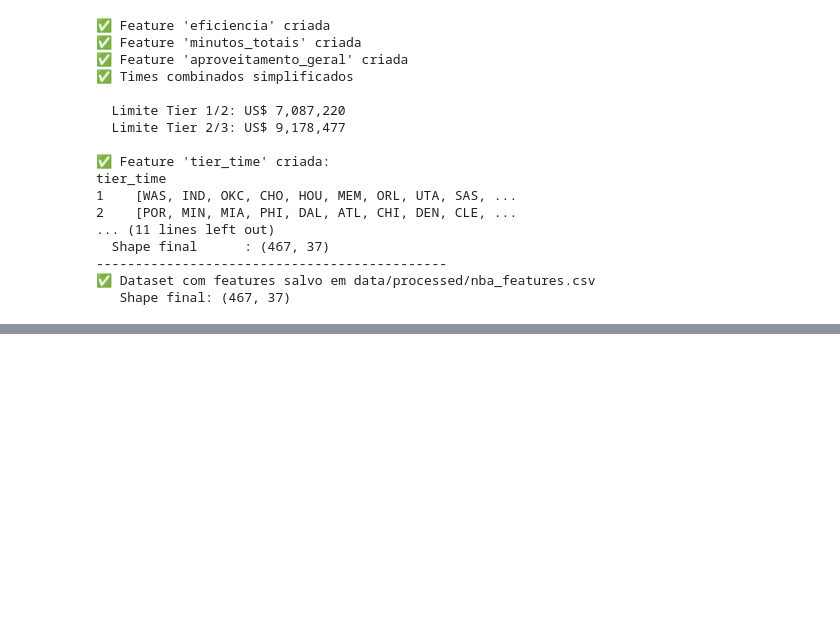
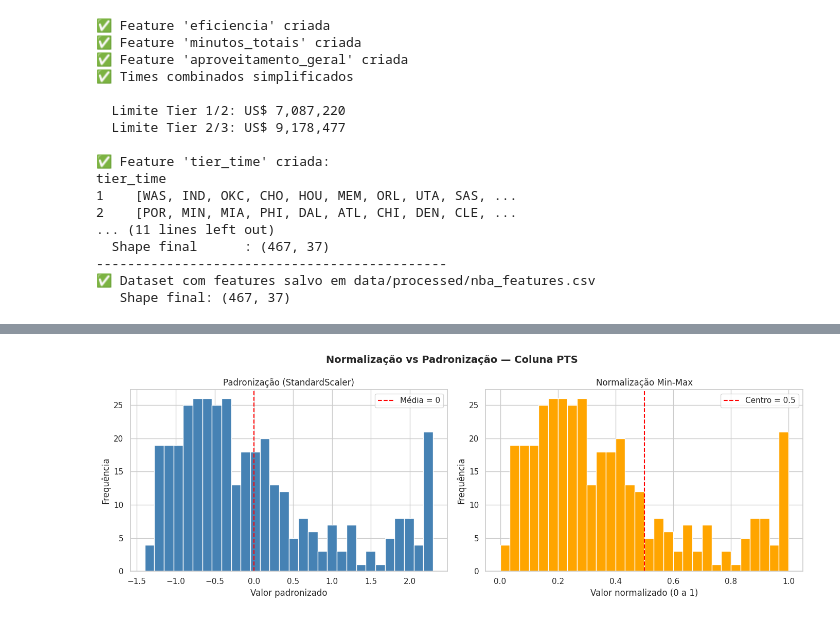
Before and after one commit to rodrigo-seibt/NBA-Salary-Predictor, a Jupyter notebook: notebooks/nba_salary_predictor.ipynb, the cells around one changed output, grey strips where cells are left out. Saved outputs shown, nothing was run; the diff lists cells and outputs as text; code cells hidden in the pictures; blank space fills up the shorter version.

```diff
--- a/notebooks/nba_salary_predictor.ipynb
+++ b/notebooks/nba_salary_predictor.ipynb
@@ -665,0 +1447,98 @@ tier_time
+# %%
+# ============================================================
+# Célula 20: Normalização vs Padronização
+# ============================================================
+
+from sklearn.preprocessing import MinMaxScaler
+
+# --------------------------------------------------------
+# Testando as duas técnicas de escalonamento
+# para avaliar qual performa melhor no nosso modelo
+# --------------------------------------------------------
+
+# --------------------------------------------------------
+# Técnica 1: Padronização — StandardScaler (já usada)
+# Fórmula: (x - média) / desvio_padrão
+# Resultado: média ≈ 0, desvio ≈ 1
+# Recomendada para distribuições normais/simétricas
+# --------------------------------------------------------
+scaler_std = StandardScaler()
+X_train_std = scaler_std.fit_transform(X_train)
+X_test_std  = scaler_std.transform(X_test)
+
+modelo_std = LinearRegression()
+modelo_std.fit(X_train_std, y_train)
+y_pred_std = modelo_std.predict(X_test_std)
+
+mae_std  = mean_absolute_error(y_test, y_pred_std)
+rmse_std = np.sqrt(mean_squared_error(y_test, y_pred_std))
+r2_std   = r2_score(y_test, y_pred_std)
+
+# --------------------------------------------------------
+# Técnica 2: Normalização Min-Max — MinMaxScaler
+# Fórmula: (x - min) / (max - min)
+# Resultado: valores entre 0 e 1
+# Recomendada para distribuições assimétricas
+# --------------------------------------------------------
+scaler_mm = MinMaxScaler()
+X_train_mm = scaler_mm.fit_transform(X_train)
+X_test_mm  = scaler_mm.transform(X_test)
+
+modelo_mm = LinearRegression()
+modelo_mm.fit(X_train_mm, y_train)
+y_pred_mm = modelo_mm.predict(X_test_mm)
+
+mae_mm  = mean_absolute_error(y_test, y_pred_mm)
+rmse_mm = np.sqrt(mean_squared_error(y_test, y_pred_mm))
+r2_mm   = r2_score(y_test, y_pred_mm)
+
+# --------------------------------------------------------
+# Comparativo das duas técnicas
+# --------------------------------------------------------
+print("=== NORMALIZAÇÃO vs PADRONIZAÇÃO ===")
+print("-" * 55)
+print(f"  {'Técnica':<25} {'MAE':>12} {'RMSE':>12} {'R²':>8}")
+print("-" * 55)
+print(f"  {'Padronização (Standard)':<25} US$ {mae_std:>7,.0f} US$ {rmse_std:>7,.0f} {r2_std:>8.4f}")
+print(f"  {'Normalização (Min-Max)':<25} US$ {mae_mm:>7,.0f} US$ {rmse_mm:>7,.0f} {r2_mm:>8.4f}")
+print("-" * 55)
+
+# Escolha automática da melhor técnica
+if rmse_std < rmse_mm:
+    melhor = "Padronização (StandardScaler)"
+    melhor_scaler = scaler_std
+else:
+    melhor = "Normalização Min-Max (MinMaxScaler)"
+    melhor_scaler = scaler_mm
+
+print(f"\n🏆 Melhor técnica: {melhor}")
+
+# --------------------------------------------------------
+# Visualização da diferença entre as técnicas
+# --------------------------------------------------------
+fig, axes = plt.subplots(1, 2, figsize=(14, 5))
+fig.suptitle("Normalização vs Padronização — Coluna PTS",
+             fontsize=14, fontweight="bold")
+
+axes[0].hist(X_train_std[:, X_train.columns.tolist().index("PTS")],
+             bins=30, color="steelblue", edgecolor="white")
+axes[0].set_title("Padronização (StandardScaler)")
+axes[0].set_xlabel("Valor padronizado")
+axes[0].set_ylabel("Frequência")
+axes[0].axvline(x=0, color="red", linestyle="--", label="Média = 0")
+axes[0].legend()
+
+axes[1].hist(X_train_mm[:, X_train.columns.tolist().index("PTS")],
+             bins=30, color="orange", edgecolor="white")
+axes[1].set_title("Normalização Min-Max")
+axes[1].set_xlabel("Valor normalizado (0 a 1)")
+axes[1].set_ylabel("Frequência")
+axes[1].axvline(x=0.5, color="red", linestyle="--", label="Centro = 0.5")
+axes[1].legend()
+
+plt.tight_layout()
+plt.savefig("grafico_normalizacao_vs_padronizacao.png", dpi=120)
+plt.show()
+plt.close()
+print("✅ Gráfico comparativo gerado!")
+# %% [output]
@@ -665,0 +1554 @@ tier_time
+[figure, added]
```
Also changed, not shown: parts of 18 cells of this notebook.
